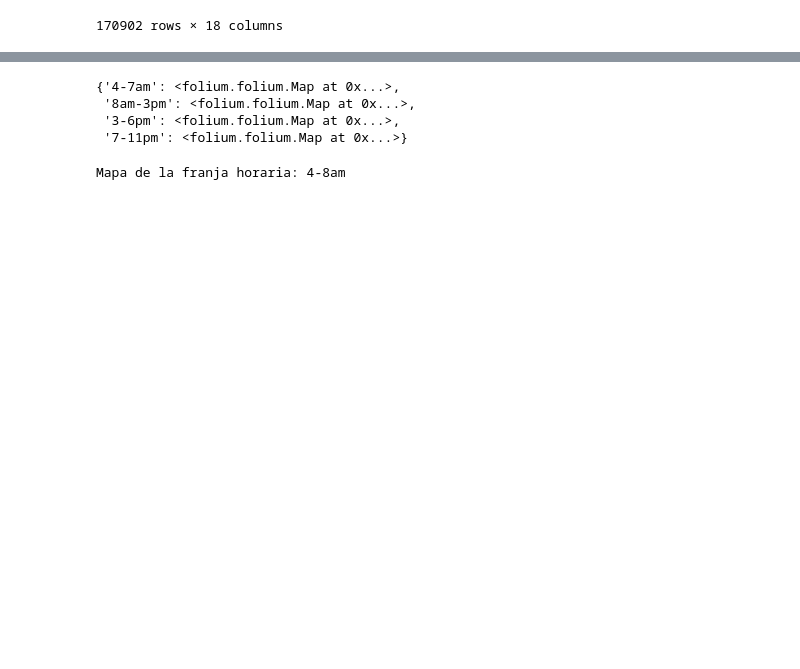
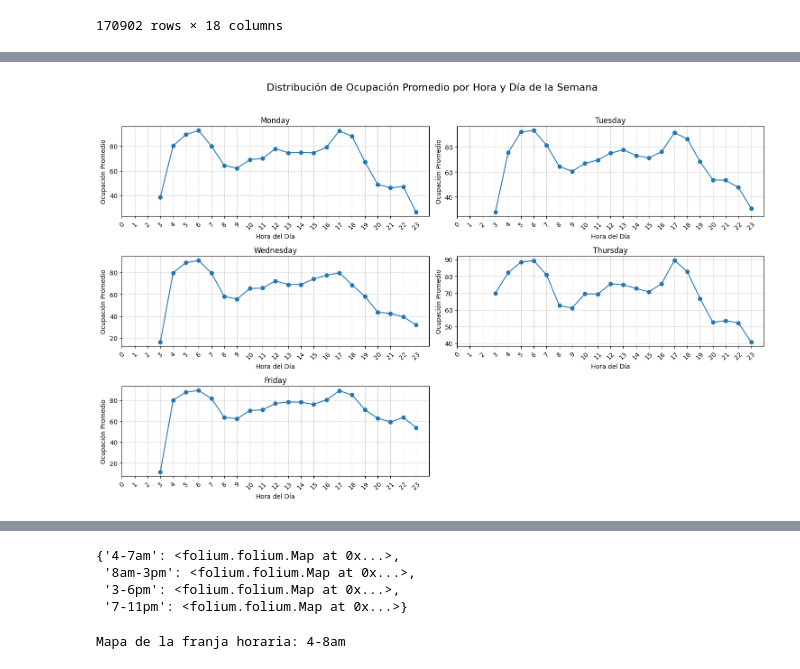
Before and after one commit to jbojacap/ProyectoRedesNeuronales, a Jupyter notebook: Notebooks/1. eda.ipynb, the cells around one changed output, grey strips where cells are left out. Saved outputs shown, nothing was run; the diff lists cells and outputs as text; code cells hidden in the pictures; blank space fills up the shorter version.

```diff
--- a/Notebooks/1. eda.ipynb
+++ b/Notebooks/1. eda.ipynb
@@ -66 +90,41 @@ max        1250.000000
 Name: estimacionOcupacionAbordo, dtype: float64
+# %%
+import matplotlib.pyplot as plt
+import pandas as pd
+import numpy as np
+
+# Asegurarnos de que 'fecha' está en formato de fecha y extraer el día de la semana
+data['fecha'] = pd.to_datetime(data['fecha'])
+data['dia_semana'] = data['fecha'].dt.day_name()
+
+# Crear un DataFrame con la ocupación promedio por hora para cada día de la semana
+ocupacion_horaria_dia = data.groupby(['dia_semana', 'hora'])['estimacionOcupacionAbordo'].mean().unstack(level=0)
+
+# Ordenar días de la semana para mayor claridad
+dias_ordenados = ['Monday', 'Tuesday', 'Wednesday', 'Thursday', 'Friday']
+ocupacion_horaria_dia = ocupacion_horaria_dia[dias_ordenados]
+
+# Configuración de subplots
+fig, axes = plt.subplots(4, 2, figsize=(15, 12))  # Crear una cuadrícula de subplots 4x2
+axes = axes.flatten()  # Convertir en un array para iterar
+
+for i, dia in enumerate(dias_ordenados):
+    if i < len(axes):  # Verificar si hay suficientes subplots
+        ax = axes[i]
+        ax.plot(ocupacion_horaria_dia.index, ocupacion_horaria_dia[dia], marker='o')
+        ax.set_title(dia, fontsize=12)
+        ax.set_xlabel('Hora del Día', fontsize=10)
+        ax.set_ylabel('Ocupación Promedio', fontsize=10)
+        ax.grid(linestyle='--', alpha=0.7)
+        ax.set_xticks(range(0, 24))
+        ax.set_xticklabels(range(0, 24), rotation=45)
+
+# Eliminar subplots vacíos si hay menos días que subplots
+for j in range(len(dias_ordenados), len(axes)):
+    fig.delaxes(axes[j])
+
+fig.suptitle('Distribución de Ocupación Promedio por Hora y Día de la Semana', fontsize=16)
+plt.tight_layout(rect=[0, 0, 1, 0.96])  # Ajustar diseño para evitar superposición
+plt.show()
+# %% [output]
+[figure, added]
```
Also changed, not shown: parts of 6 cells of this notebook.
